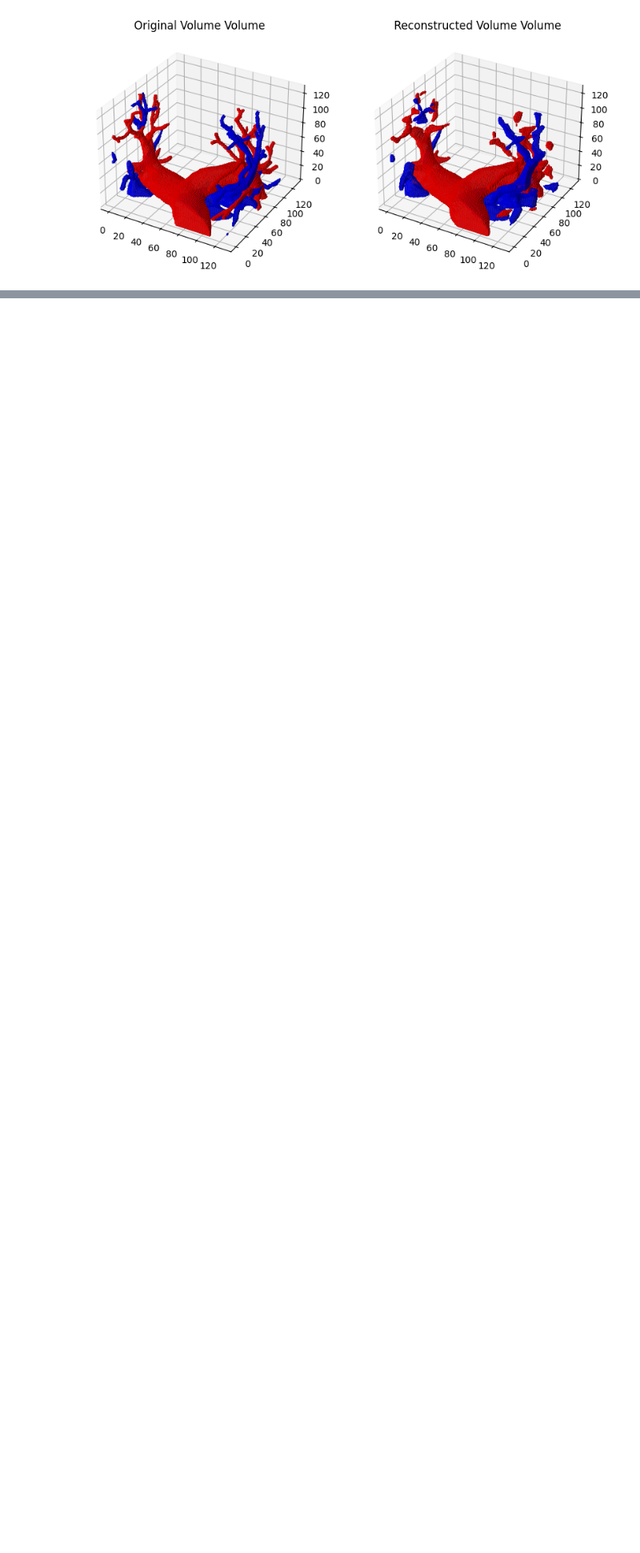
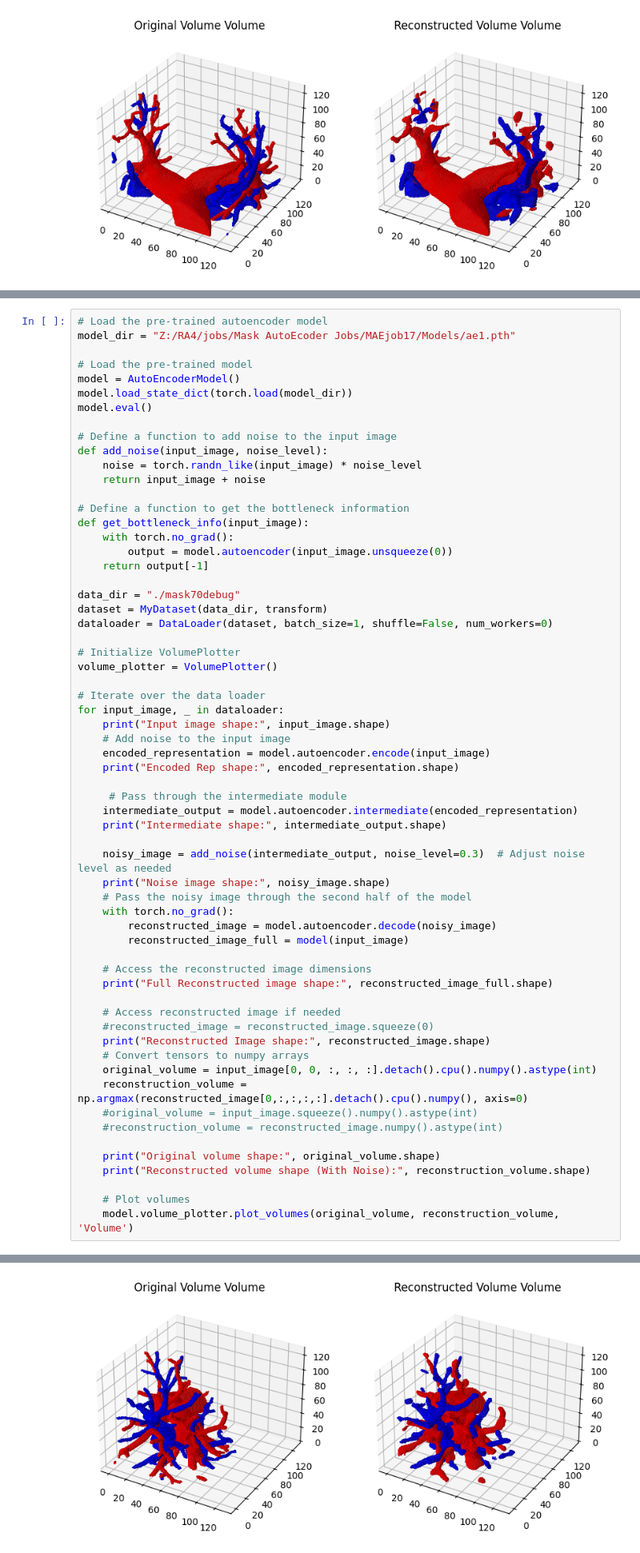
Before and after one commit to tgafrick/RA4-Project, a Jupyter notebook: add_mask_noise.ipynb, the cells around one changed output, grey strips where cells are left out. Shown at 80% size. Drawn from its saved outputs; the diff is of its cells as text; blank space fills up the shorter version.

Commit message:
Small edits to volume reconstructions with added noise.

```diff
--- a/add_mask_noise.ipynb
+++ b/add_mask_noise.ipynb
@@ -324,0 +326,63 @@ Reconstructed volume shape (With Noise): (256, 256, 256)
+# %%
+# Load the pre-trained autoencoder model
+model_dir = "Z:/RA4/jobs/Mask AutoEcoder Jobs/MAEjob17/Models/ae1.pth"
+
+# Load the pre-trained model
+model = AutoEncoderModel()
+model.load_state_dict(torch.load(model_dir))
+model.eval()
+
+# Define a function to add noise to the input image
+def add_noise(input_image, noise_level):
+    noise = torch.randn_like(input_image) * noise_level
+    return input_image + noise
+
+# Define a function to get the bottleneck information
+def get_bottleneck_info(input_image):
+    with torch.no_grad():
+        output = model.autoencoder(input_image.unsqueeze(0))
+    return output[-1]
+
+data_dir = "./mask70debug"
+dataset = MyDataset(data_dir, transform)
+dataloader = DataLoader(dataset, batch_size=1, shuffle=False, num_workers=0)
+
+# Initialize VolumePlotter
+volume_plotter = VolumePlotter()
+
+# Iterate over the data loader
+for input_image, _ in dataloader:
+    print("Input image shape:", input_image.shape)
+    # Add noise to the input image
+    encoded_representation = model.autoencoder.encode(input_image)
+    print("Encoded Rep shape:", encoded_representation.shape)
+
+     # Pass through the intermediate module
+    intermediate_output = model.autoencoder.intermediate(encoded_representation)
+    print("Intermediate shape:", intermediate_output.shape)
+
+    noisy_image = add_noise(intermediate_output, noise_level=0.3)  # Adjust noise level as needed
+    print("Noise image shape:", noisy_image.shape)
+    # Pass the noisy image through the second half of the model
+    with torch.no_grad():
+        reconstructed_image = model.autoencoder.decode(noisy_image)
+        reconstructed_image_full = model(input_image)
+
+    # Access the reconstructed image dimensions
+    print("Full Reconstructed image shape:", reconstructed_image_full.shape)
+
+    # Access reconstructed image if needed
+    #reconstructed_image = reconstructed_image.squeeze(0)
+    print("Reconstructed Image shape:", reconstructed_image.shape)
+    # Convert tensors to numpy arrays
+    original_volume = input_image[0, 0, :, :, :].detach().cpu().numpy().astype(int)
+    reconstruction_volume = np.argmax(reconstructed_image[0,:,:,:,:].detach().cpu().numpy(), axis=0)
+    #original_volume = input_image.squeeze().numpy().astype(int)
+    #reconstruction_volume = reconstructed_image.numpy().astype(int)
+
+    print("Original volume shape:", original_volume.shape)
+    print("Reconstructed volume shape (With Noise):", reconstruction_volume.shape)
+
+    # Plot volumes
+    model.volume_plotter.plot_volumes(original_volume, reconstruction_volume, 'Volume')
+# %% [output]
@@ -324,0 +397 @@ Reconstructed volume shape (With Noise): (256, 256, 256)
+[figure, added]
```
Also changed, not shown: parts of 2 cells of this notebook, 4 other files.
